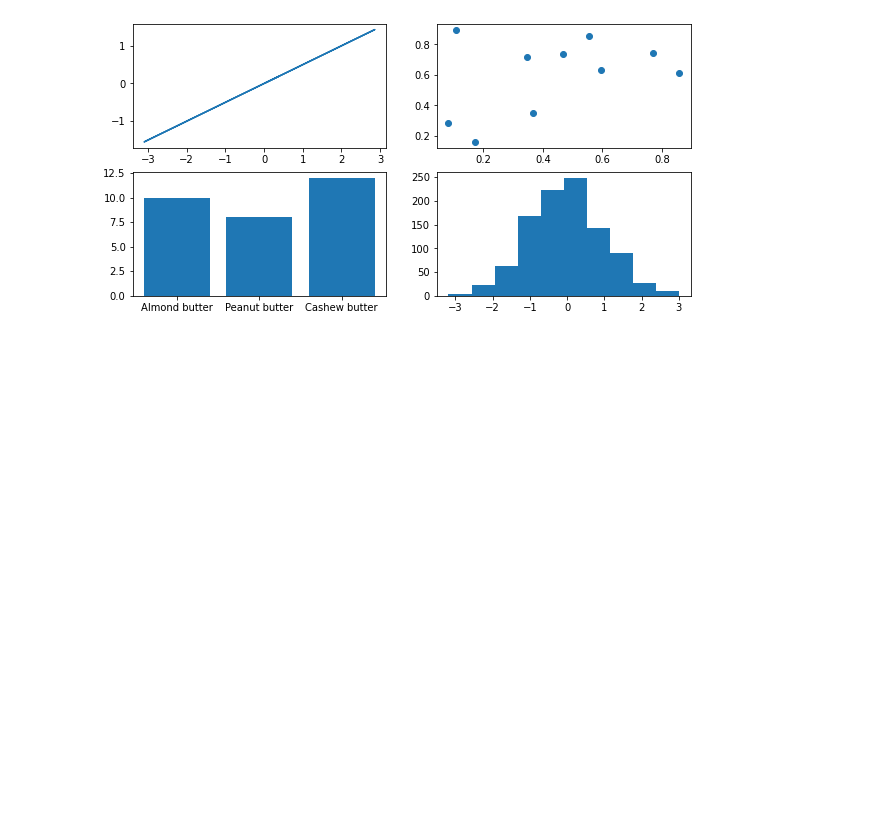
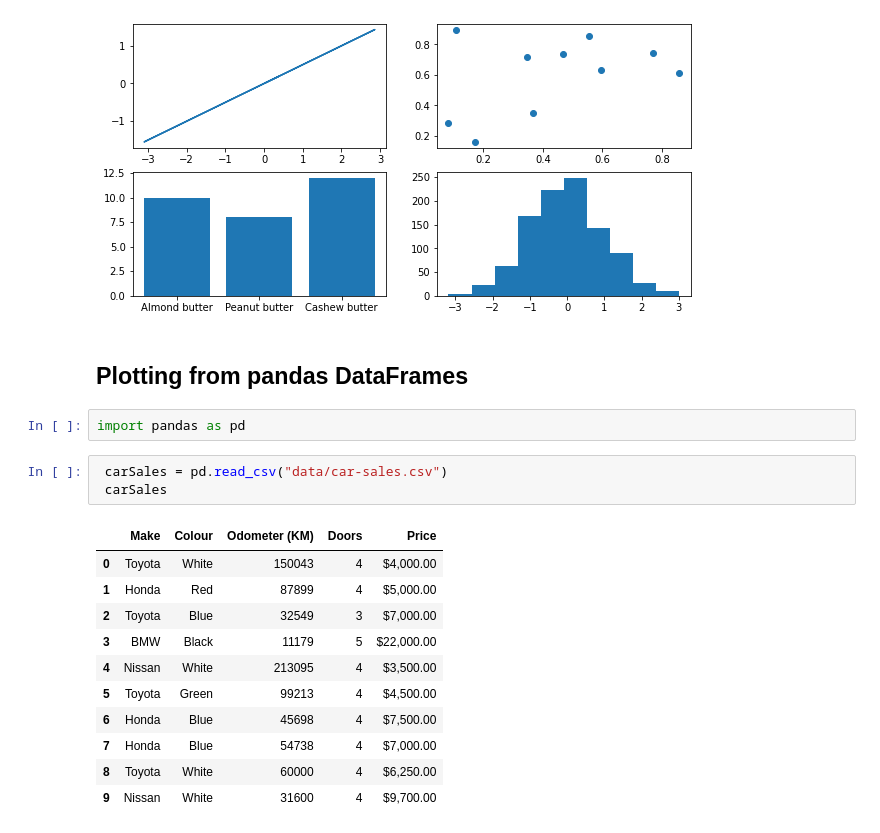
Before and after one commit to akshatz/dataScienceTutorial, a Jupyter notebook: introductionToMatplotlib.ipynb, the cells around one changed output. Cells and saved outputs as stored; diff of their text form; blank space fills up the shorter version.

```diff
--- a/introductionToMatplotlib.ipynb
+++ b/introductionToMatplotlib.ipynb
@@ -165,3 +165,22 @@ ax[1, 0].bar(nutButterPrices.keys(), nutButterPrices.values());
 ax[1, 1].hist(np.random.randn(1000));
 # %% [output]
 [figure]
+# %% [markdown]
+## Plotting from pandas DataFrames
+# %%
+import pandas as pd
+# %%
+ carSales = pd.read_csv("data/car-sales.csv")
+ carSales
+# %% [output]
+|  | Make | Colour | Odometer (KM) | Doors | Price |
+| 0 | Toyota | White | 150043 | 4 | $4,000.00 |
+| 1 | Honda | Red | 87899 | 4 | $5,000.00 |
+| 2 | Toyota | Blue | 32549 | 3 | $7,000.00 |
+| 3 | BMW | Black | 11179 | 5 | $22,000.00 |
+| 4 | Nissan | White | 213095 | 4 | $3,500.00 |
+| 5 | Toyota | Green | 99213 | 4 | $4,500.00 |
+| 6 | Honda | Blue | 45698 | 4 | $7,500.00 |
+| 7 | Honda | Blue | 54738 | 4 | $7,000.00 |
+| 8 | Toyota | White | 60000 | 4 | $6,250.00 |
+| 9 | Nissan | White | 31600 | 4 | $9,700.00 |
```
Also changed, not shown: parts of 8 cells of this notebook.
